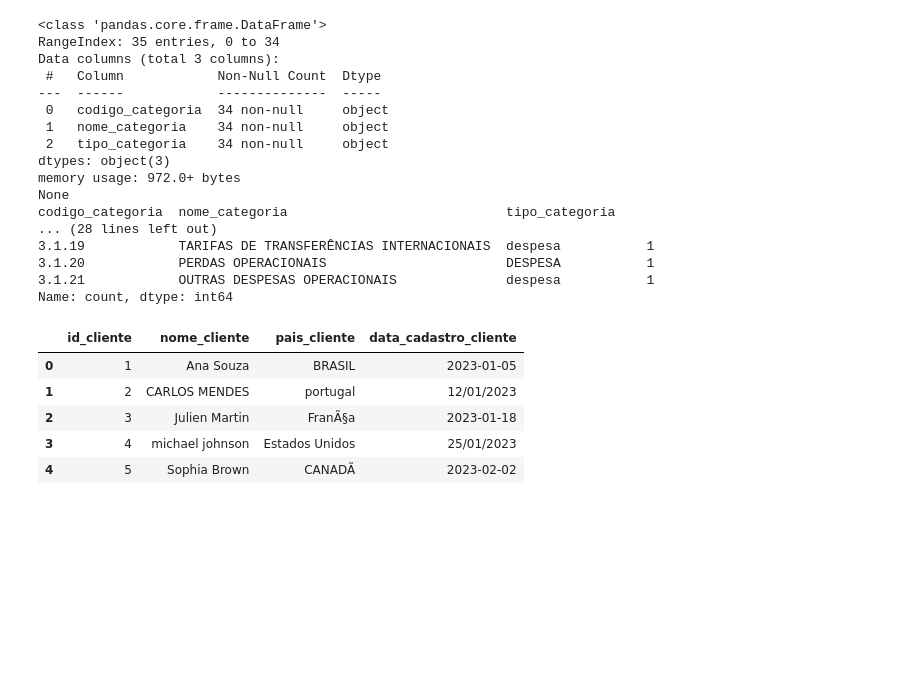
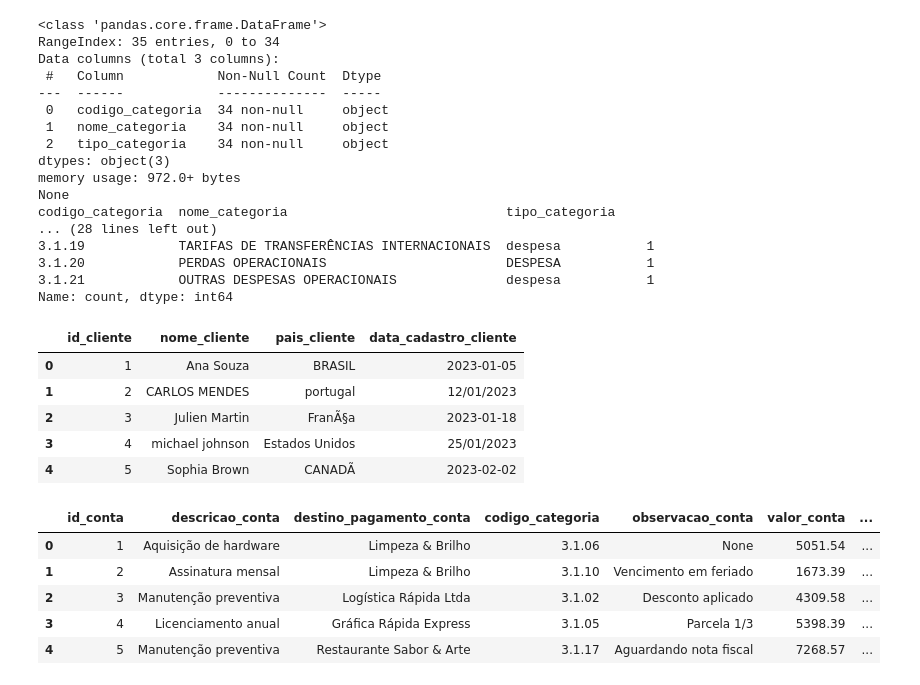
Before and after one commit to Breno-Lira/Desafio-Ray, a Jupyter notebook: notebooks/eda_exploratorio.ipynb, the cells around one changed output. Cells and saved outputs as stored; diff of their text form; code cells hidden in the pictures; blank space fills up the shorter version.

```diff
--- a/notebooks/eda_exploratorio.ipynb
+++ b/notebooks/eda_exploratorio.ipynb
@@ -1,10 +1,10 @@
 # %%
 import pandas as pd
 
-df_categoria = pd.read_parquet('../data/bronze/PS_Categoria.parquet')
-df_cliente = pd.read_parquet('../data/bronze/PS_Cliente.parquet')
-df_conta_pagamento = pd.read_parquet('../data/bronze/PS_Conta_Pagar.parquet')
-df_conta_receber = pd.read_parquet('../data/bronze/PS_Conta_Receber.parquet')
-df_meta = pd.read_parquet('../data/bronze/PS_Meta2025.parquet')
-df_banco_central = pd.read_parquet('../data/bronze/bcb_cotacoes.parquet')
+df_categoria_bronze = pd.read_parquet('../data/bronze/PS_Categoria.parquet')
+df_cliente_bronze = pd.read_parquet('../data/bronze/PS_Cliente.parquet')
+df_conta_pagamento_bronze = pd.read_parquet('../data/bronze/PS_Conta_Pagar.parquet')
+df_conta_receber_bronze = pd.read_parquet('../data/bronze/PS_Conta_Receber.parquet')
+df_meta_bronze = pd.read_parquet('../data/bronze/PS_Meta2025.parquet')
+df_banco_central_bronze = pd.read_parquet('../data/bronze/bcb_cotacoes.parquet')
 # %%
@@ -48,0 +49,9 @@ df_cliente.head()
+# %%
+df_conta_pagamento_bronze.head()
+# %% [output]
+|  | id_conta | descricao_conta | destino_pagamento_conta | codigo_categoria | observacao_conta | valor_conta | ... |
+| 0 | 1 | Aquisição de hardware | Limpeza & Brilho | 3.1.06 | None | 5051.54 | ... |
+| 1 | 2 | Assinatura mensal | Limpeza & Brilho | 3.1.10 | Vencimento em feriado | 1673.39 | ... |
+| 2 | 3 | Manutenção preventiva | Logística Rápida Ltda | 3.1.02 | Desconto aplicado | 4309.58 | ... |
+| 3 | 4 | Licenciamento anual | Gráfica Rápida Express | 3.1.05 | Parcela 1/3 | 5398.39 | ... |
+| 4 | 5 | Manutenção preventiva | Restaurante Sabor & Arte | 3.1.17 | Aguardando nota fiscal | 7268.57 | ... |
```
Also changed, not shown: parts of 10 cells of this notebook, 5 other files.
